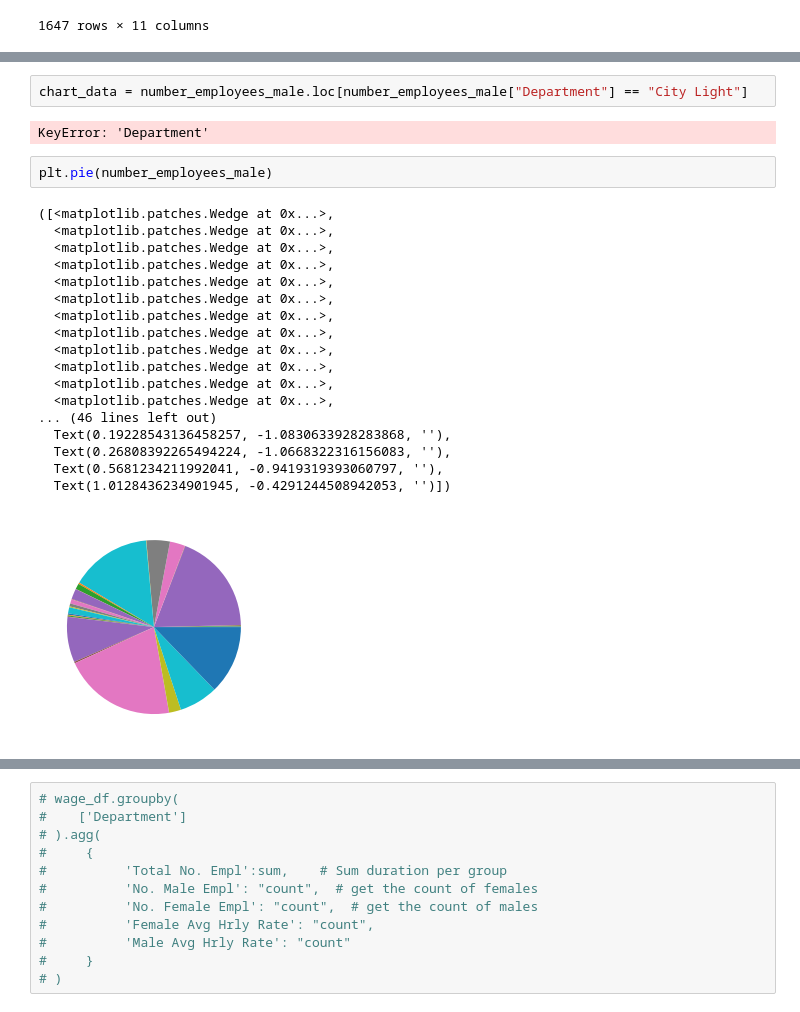
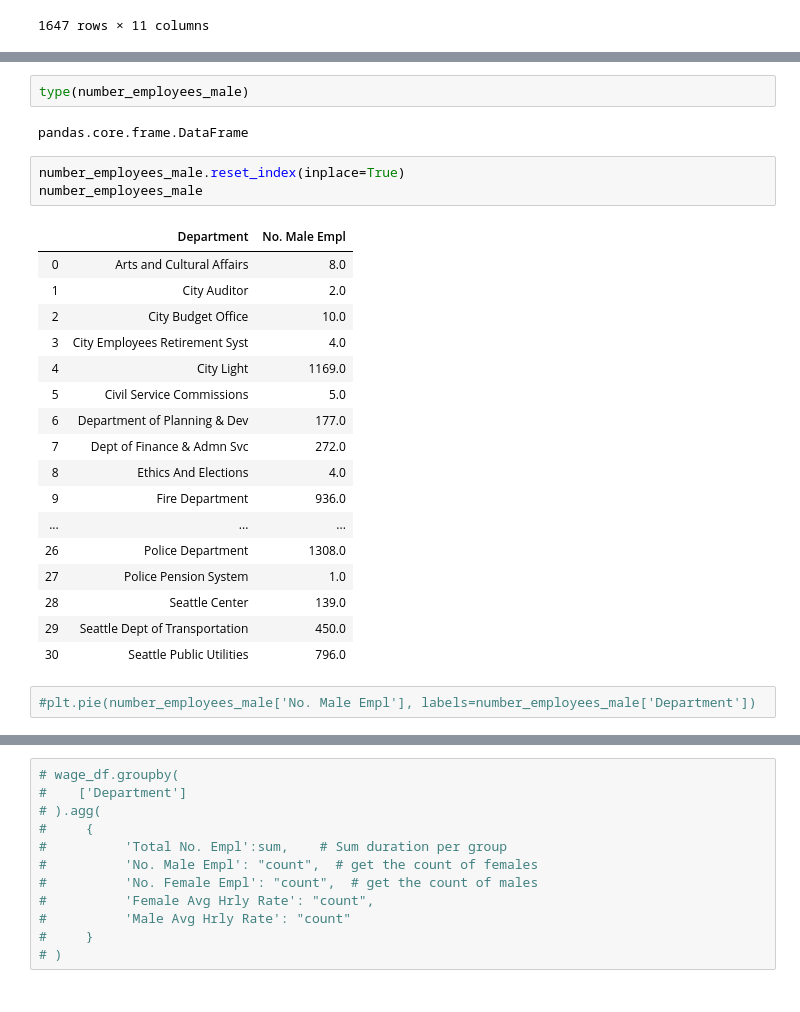
Before and after one commit to garrettsanders/Wage_Gap_Seattle, a Jupyter notebook: project_1.ipynb, the cells around one changed output, grey strips where cells are left out. Cells and saved outputs as stored; diff of their text form.

```diff
--- a/project_1.ipynb
+++ b/project_1.ipynb
@@ -184,28 +183,30 @@ number_employees_male
 | Seattle Center | 139.0 |
 | Seattle Dept of Transportation | 450.0 |
 | Seattle Public Utilities | 796.0 |
-# %%
-chart_data = number_employees_male.loc[number_employees_male["Department"] == "City Light"]
-# %% [output]
-KeyError: 'Department'
-# %%
-plt.pie(number_employees_male)
-# %% [output]
-([<matplotlib.patches.Wedge at 0x...>,
-  <matplotlib.patches.Wedge at 0x...>,
-  <matplotlib.patches.Wedge at 0x...>,
-  <matplotlib.patches.Wedge at 0x...>,
-  <matplotlib.patches.Wedge at 0x...>,
-  <matplotlib.patches.Wedge at 0x...>,
-  <matplotlib.patches.Wedge at 0x...>,
-  <matplotlib.patches.Wedge at 0x...>,
-  <matplotlib.patches.Wedge at 0x...>,
-  <matplotlib.patches.Wedge at 0x...>,
-  <matplotlib.patches.Wedge at 0x...>,
-  <matplotlib.patches.Wedge at 0x...>,
-... (46 lines left out)
-  Text(0.19228543136458257, -1.0830633928283868, ''),
-  Text(0.26808392265494224, -1.0668322316156083, ''),
-  Text(0.5681234211992041, -0.9419319393060797, ''),
-  Text(1.0128436234901945, -0.4291244508942053, '')])
-[figure, removed]
+# %%
+type(number_employees_male)
+# %% [output]
+pandas.core.frame.DataFrame
+# %%
+number_employees_male.reset_index(inplace=True)
+number_employees_male
+# %% [output]
+|  | Department | No. Male Empl |
+| 0 | Arts and Cultural Affairs | 8.0 |
+| 1 | City Auditor | 2.0 |
+| 2 | City Budget Office | 10.0 |
+| 3 | City Employees Retirement Syst | 4.0 |
+| 4 | City Light | 1169.0 |
+| 5 | Civil Service Commissions | 5.0 |
+| 6 | Department of Planning & Dev | 177.0 |
+| 7 | Dept of Finance & Admn Svc | 272.0 |
+| 8 | Ethics And Elections | 4.0 |
+| 9 | Fire Department | 936.0 |
+| ... | ... | ... |
+| 26 | Police Department | 1308.0 |
+| 27 | Police Pension System | 1.0 |
+| 28 | Seattle Center | 139.0 |
+| 29 | Seattle Dept of Transportation | 450.0 |
+| 30 | Seattle Public Utilities | 796.0 |
+# %%
+#plt.pie(number_employees_male['No. Male Empl'], labels=number_employees_male['Department'])
```
Also changed, not shown: parts of 8 cells of this notebook.
